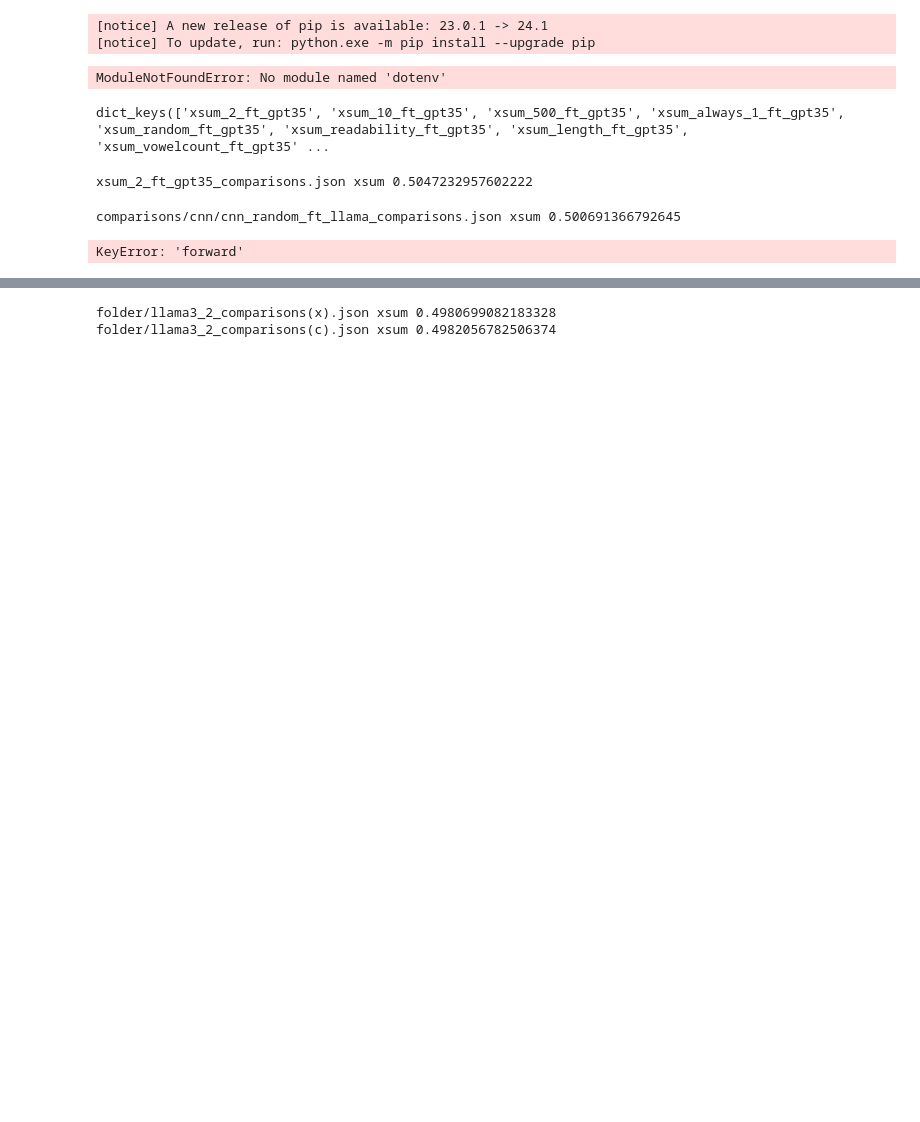
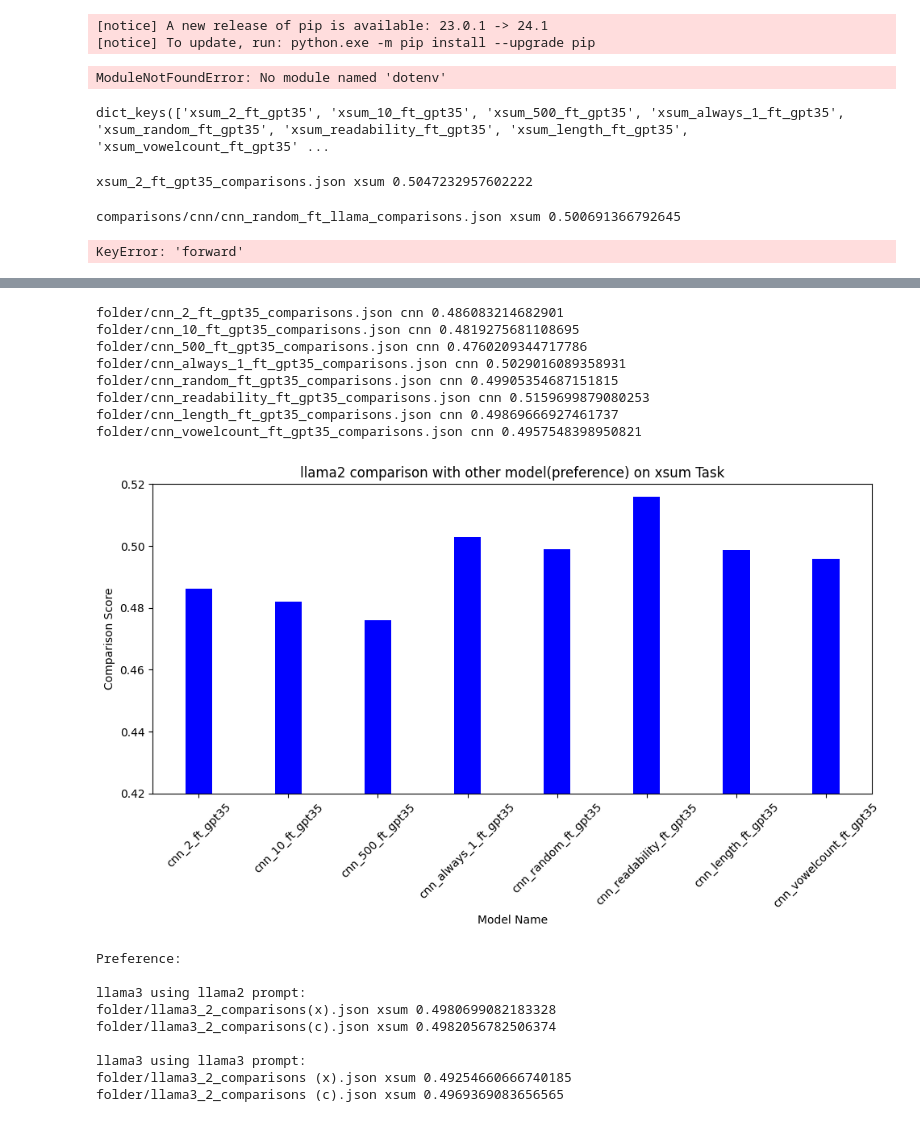
Before and after one commit to Izunata-kagino/fork_self_recognition, a Jupyter notebook: test.ipynb, the cells around one changed output, grey strips where cells are left out. Drawn from its saved outputs; the diff is of its cells as text; code cells hidden in the pictures; blank space fills up the shorter version.

```diff
--- a/test.ipynb
+++ b/test.ipynb
@@ -127,10 +155,44 @@ folder/xsum_vowelcount_ft_gpt35_comparisons.json xsum 0.46046207595546546
+# %%
+results = {}
+for key in model_id_c.keys():
+    results[key] = process_comparisons('cnn',f'folder/{key}_comparisons.json')
+
+plt.figure(figsize=(10, 6))
+plt.bar(results.keys(), results.values(), color='blue',width=0.3)
+plt.xlabel('Model Name')
+plt.ylabel('Comparison Score')
+plt.title('llama2 comparison with other model(preference) on xsum Task')
+plt.xticks(rotation=45)
+plt.ylim(0.42, 0.52)
+plt.tight_layout()
+plt.show()
+# %% [output]
+folder/cnn_2_ft_gpt35_comparisons.json cnn 0.486083214682901
+folder/cnn_10_ft_gpt35_comparisons.json cnn 0.4819275681108695
+folder/cnn_500_ft_gpt35_comparisons.json cnn 0.4760209344717786
+folder/cnn_always_1_ft_gpt35_comparisons.json cnn 0.5029016089358931
+folder/cnn_random_ft_gpt35_comparisons.json cnn 0.49905354687151815
+folder/cnn_readability_ft_gpt35_comparisons.json cnn 0.5159699879080253
+folder/cnn_length_ft_gpt35_comparisons.json cnn 0.49869666927461737
+folder/cnn_vowelcount_ft_gpt35_comparisons.json cnn 0.4957548398950821
+[figure, added]
 # %%
 datasets = ['x','c']
+results = {}
+print('Preference:\n\nllama3 using llama2 prompt:')
 for e in datasets:
     process_comparisons('xsum',f'folder/llama3_2_comparisons({e}).json')
 
+print('\nllama3 using llama3 prompt:')
 for e in datasets:
     process_comparisons('xsum',f'folder/llama3_2_comparisons ({e}).json')
 # %% [output]
+Preference:
+
+llama3 using llama2 prompt:
 folder/llama3_2_comparisons(x).json xsum 0.4980699082183328
 folder/llama3_2_comparisons(c).json xsum 0.4982056782506374
+
+llama3 using llama3 prompt:
+folder/llama3_2_comparisons (x).json xsum 0.49254660666740185
+folder/llama3_2_comparisons (c).json xsum 0.4969369083656565
```
Also changed, not shown: parts of 6 cells of this notebook, 8 other files.
